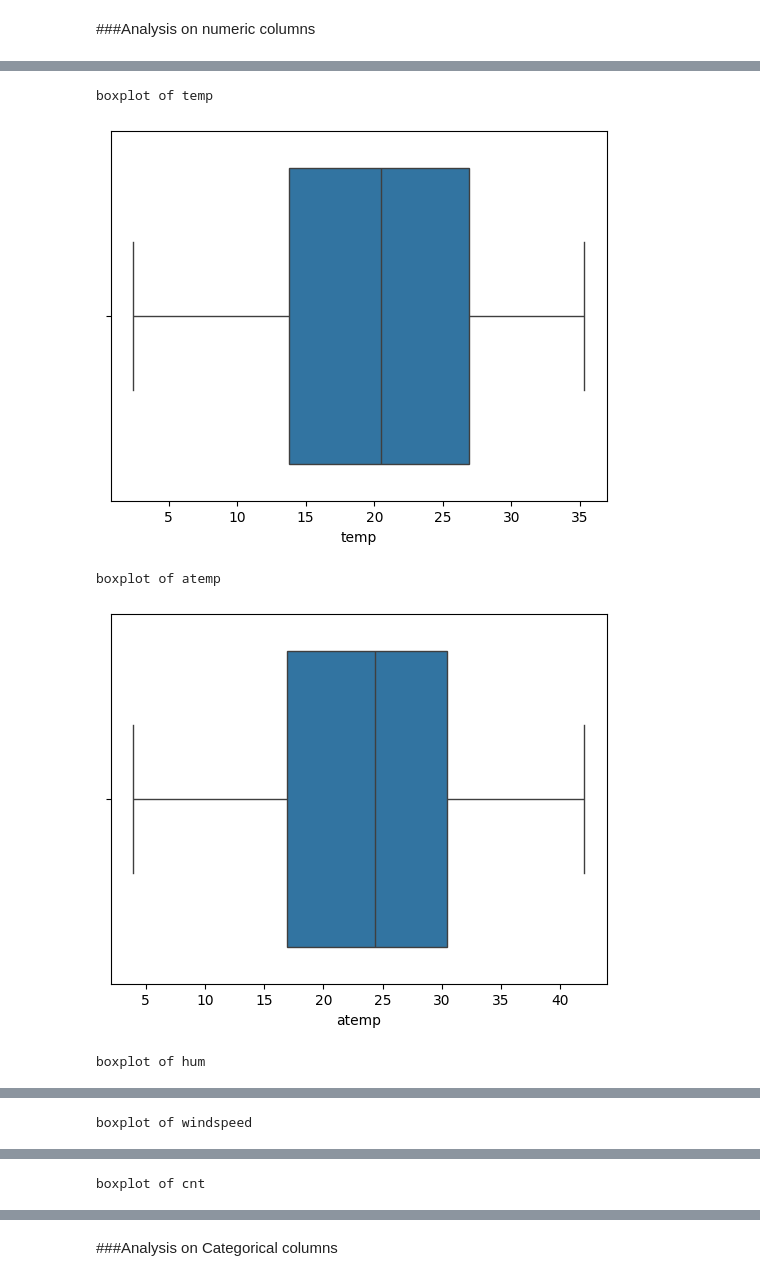
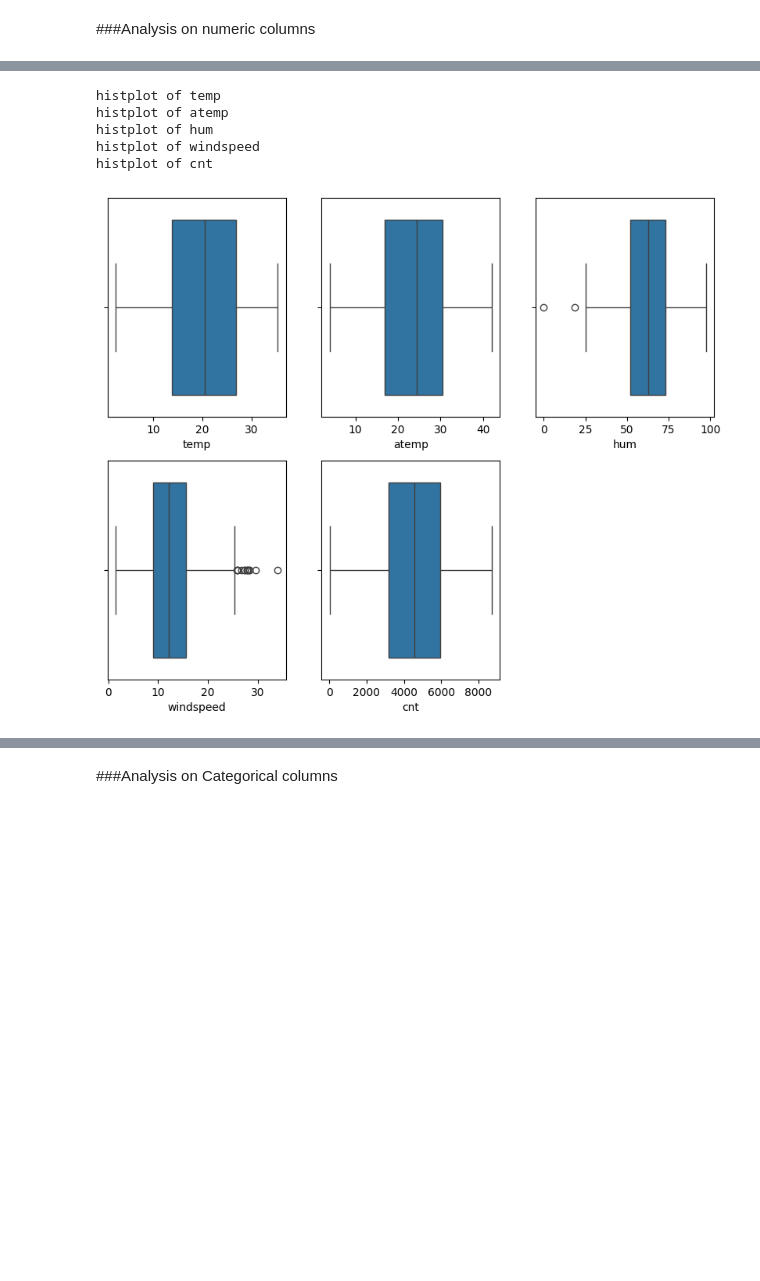
Before and after one commit to sdutta1992/BoomBikeSalesAnalysis, a Jupyter notebook: BikeSharingAppRegressionAnalysis_Final.ipynb, the cells around one changed output, grey strips where cells are left out. Drawn from its saved outputs; the diff is of its cells as text; code cells hidden in the pictures; blank space fills up the shorter version.

```diff
--- a/BikeSharingAppRegressionAnalysis_Final.ipynb
+++ b/BikeSharingAppRegressionAnalysis_Final.ipynb
@@ -139,9 +146,13 @@ cat_cols=['season','yr','mnth','holiday','weekday','workingday','weathersit']
 # %% [markdown]
 ###Analysis on numeric columns
 # %%
+count = 1
+plt.figure(figsize = (10, 8))
 for i in num_cols:
-    print("histplot of",i)
-    sns.histplot(x=df[i])
-    plt.show()
+  print("histplot of",i)
+  plt.subplot(2, 3, count)
+  sns.histplot(x=df[i])
+  count +=1
+plt.show()
 # %% [output]
 histplot of temp
@@ -157,11 +164,16 @@ histplot of cnt
 # %%
+count = 1
+plt.figure(figsize = (10, 8))
 for i in num_cols:
-    print("boxplot of",i)
-    sns.boxplot(x=df[i])
-    plt.show()
+  print("histplot of",i)
+  plt.subplot(2, 3, count)
+  sns.boxplot(x=df[i])
+  count +=1
+plt.show()
 # %% [output]
-boxplot of temp
+histplot of temp
+histplot of atemp
+histplot of hum
+histplot of windspeed
+histplot of cnt
-[figure, old version]
+[figure, new version]
-boxplot of atemp
-[figure, removed]
-boxplot of hum
@@ -169 +179,0 @@ boxplot of hum
-boxplot of windspeed
@@ -171 +179,0 @@ boxplot of windspeed
-boxplot of cnt
```
Also changed, not shown: parts of 21 cells of this notebook.
